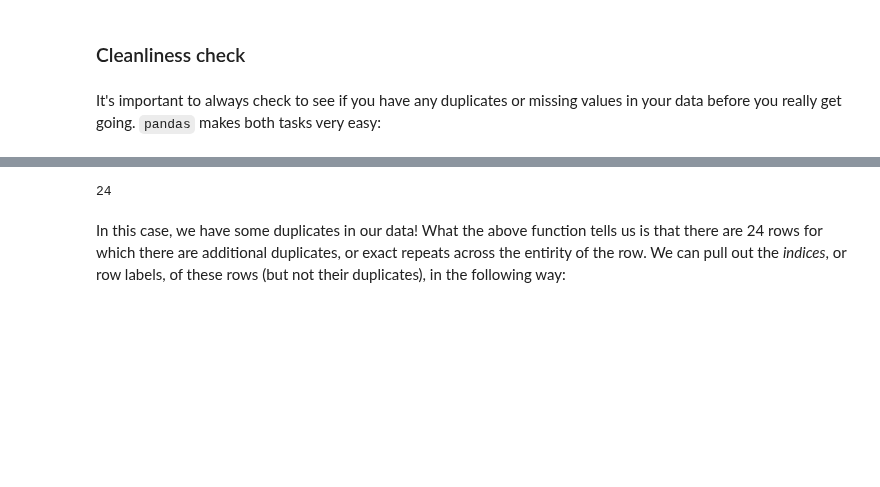
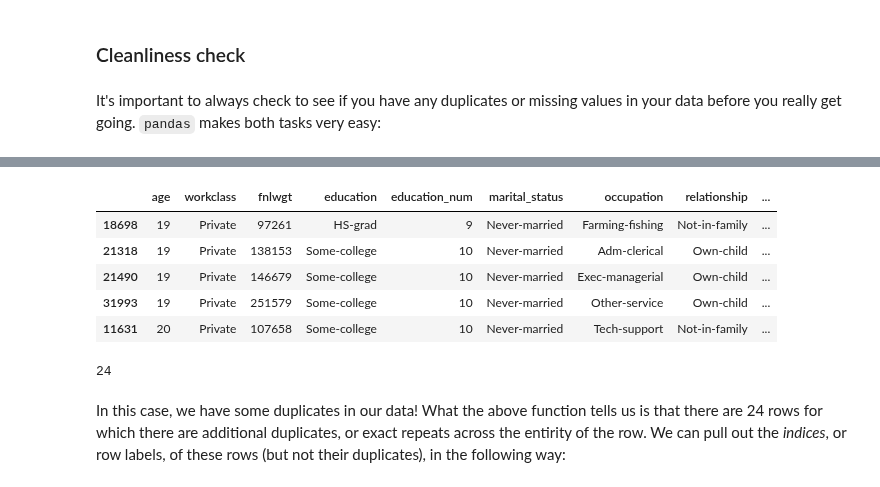
Before and after one commit to lermana/python_fundamentals, a Jupyter notebook: basics/pandas_basics.ipynb, the cells around one changed output, grey strips where cells are left out. Drawn from its saved outputs; the diff is of its cells as text; code cells hidden in the pictures; blank space fills up the shorter version.

```diff
--- a/basics/pandas_basics.ipynb
+++ b/basics/pandas_basics.ipynb
@@ -135,3 +164,12 @@ It's important to always check to see if you have any duplicates or missing valu
+# %%
+data[data.duplicated(keep="first")].sort_values(cols).head()
+# %% [output]
+|  | age | workclass | fnlwgt | education | education_num | marital_status | occupation | relationship | ... |
+| 18698 | 19 | Private | 97261 | HS-grad | 9 | Never-married | Farming-fishing | Not-in-family | ... |
+| 21318 | 19 | Private | 138153 | Some-college | 10 | Never-married | Adm-clerical | Own-child | ... |
+| 21490 | 19 | Private | 146679 | Some-college | 10 | Never-married | Exec-managerial | Own-child | ... |
+| 31993 | 19 | Private | 251579 | Some-college | 10 | Never-married | Other-service | Own-child | ... |
+| 11631 | 20 | Private | 107658 | Some-college | 10 | Never-married | Tech-support | Not-in-family | ... |
 # %%
 data.duplicated().sum()
 # %% [output]
```
Also changed, not shown: parts of 16 cells of this notebook, 2 other files.
